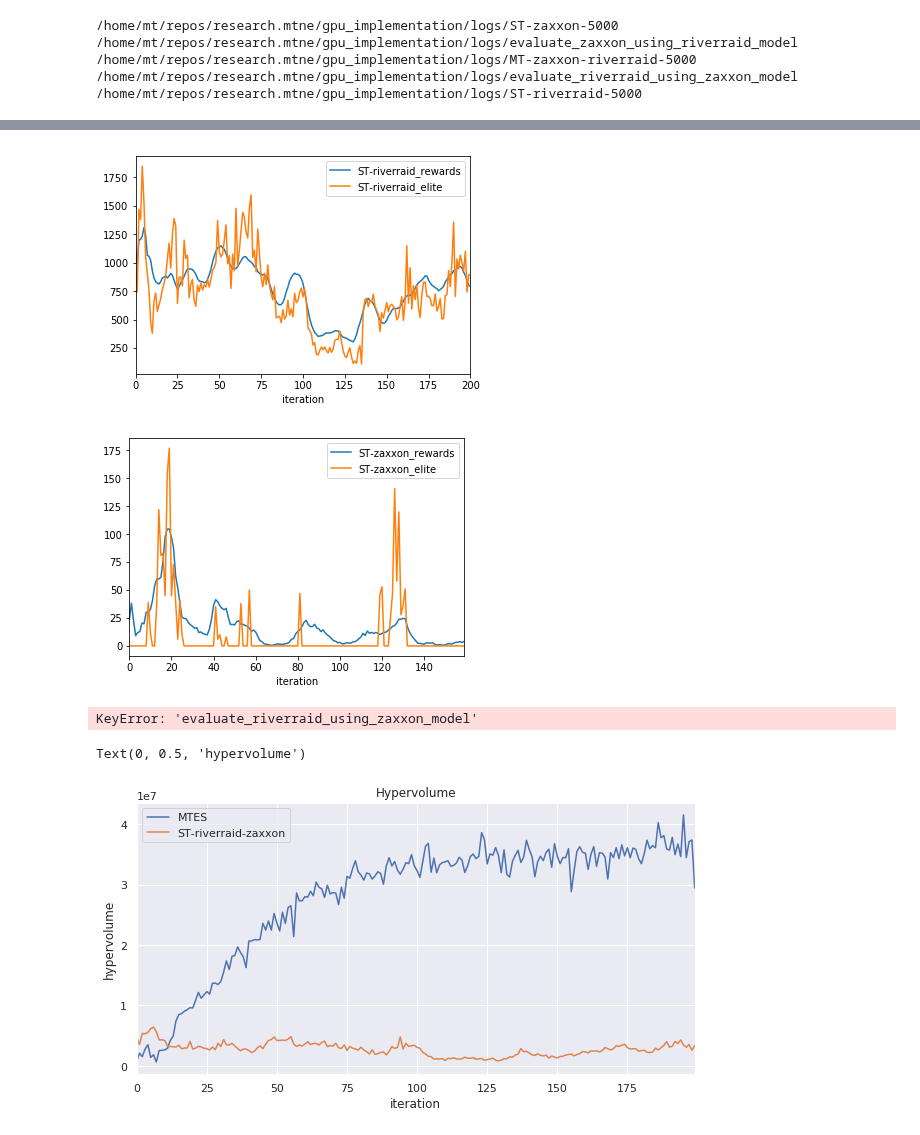
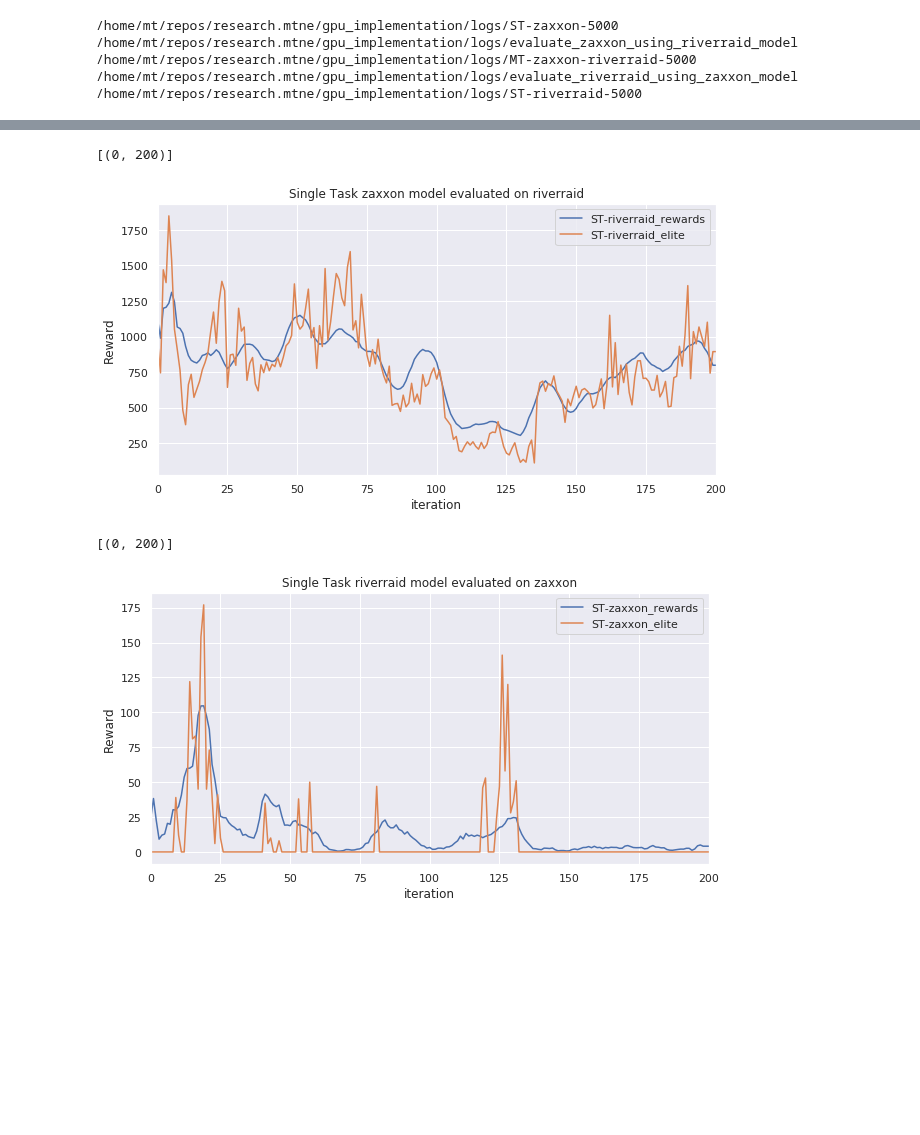
Before and after one commit to deyandyankov/research.mtne, a Jupyter notebook: gpu_implementation/analysis/all_plots.ipynb, the cells around one changed output, grey strips where cells are left out. Drawn from its saved outputs; the diff is of its cells as text; code cells hidden in the pictures; blank space fills up the shorter version.

```diff
--- a/gpu_implementation/analysis/all_plots.ipynb
+++ b/gpu_implementation/analysis/all_plots.ipynb
@@ -90,20 +59,24 @@ p.set(xlim=(0, iterations))
 # %%
 # 2) STES rewards (both offspring and elite) [zaxxon evaluated on riverraid]
 # x axis: iterations (0 to 200)
 # y axis: rewards
 # lines: (a) riverraid, offspring; (b) riverraid, elite; (c) zaxxon, offspring; (d) zaxxon, elite.
 p = experiments['ST-riverraid-zaxxon']['rewards'].plot()
+p.set_title('Single Task zaxxon model evaluated on riverraid')
+p.set_ylabel('Reward')
+p.set(xlim=(0, iterations))
 # %% [output]
+[(0, 200)]
-[figure, old version]
+[figure, new version]
 # %%
 # 3) Same as 2, but STES [riverraid evaluated on zaxxon]
 p = experiments['ST-zaxxon-riverraid']['rewards'].plot()
+p.set_title('Single Task riverraid model evaluated on zaxxon')
+p.set_ylabel('Reward')
+p.set(xlim=(0, iterations))
 # %% [output]
+[(0, 200)]
-[figure, old version]
+[figure, new version]
-# %%
-utils.get_hypervolume_data(experiments['evaluate_riverraid_using_zaxxon_model'])
-# %% [output]
-KeyError: 'evaluate_riverraid_using_zaxxon_model'
 # %%
 # 4) hypervolume (offspring only)
 # x axis: iterations (0 to 200)
@@ -120,11 +96,0 @@ hv_df = pd.DataFrame.from_dict({
-# %%
-sns.set(rc={'figure.figsize': (10, 5)})
-hv_df['iteration'] = range(0, iterations)
-hv_df.set_index('iteration')
-del hv_df['iteration']
-p = hv_df.plot()
-p.set_title('Hypervolume')
-p.set_ylabel('hypervolume')
-# %% [output]
-Text(0, 0.5, 'hypervolume')
-[figure, removed]
```
Also changed, not shown: parts of 13 cells of this notebook, 3 other files.
